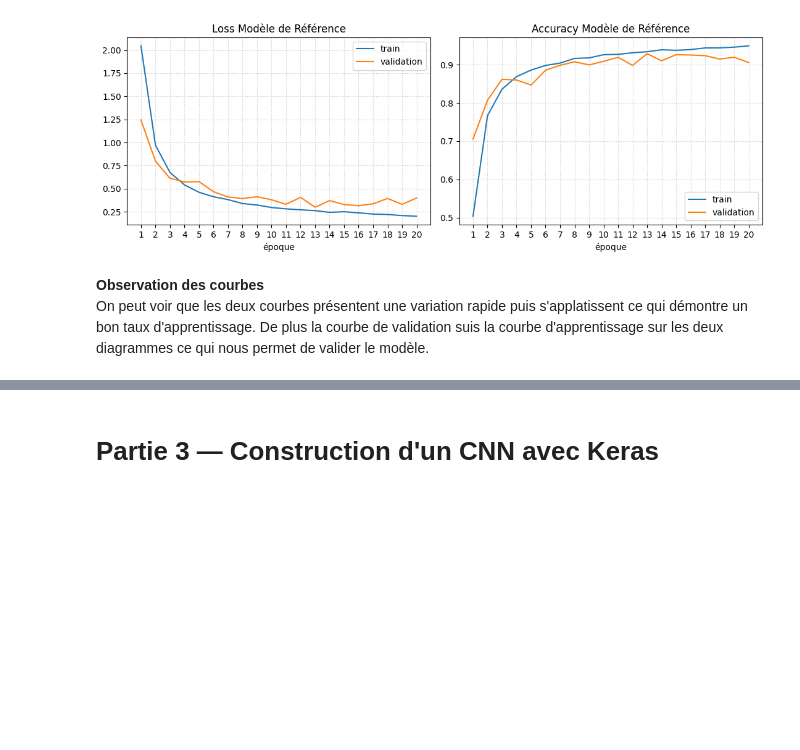
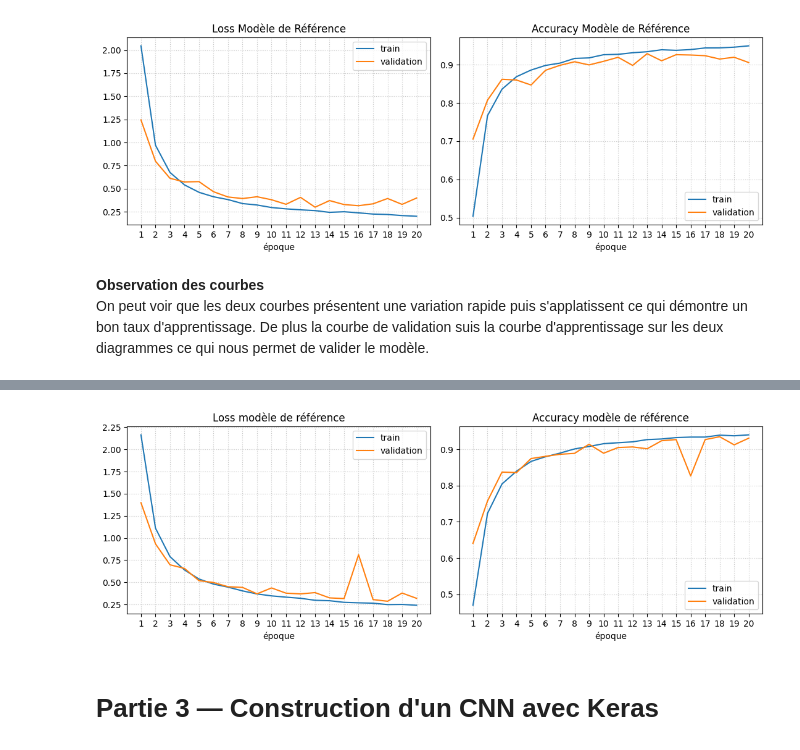
Before and after one commit to Minetriforce/DL_project_traffic_signs, a Jupyter notebook: project_traffic_signs.ipynb, the cells around one changed output, grey strips where cells are left out. Cells and saved outputs as stored; diff of their text form; code cells hidden in the pictures; blank space fills up the shorter version.

```diff
--- a/project_traffic_signs.ipynb
+++ b/project_traffic_signs.ipynb
@@ -416,6 +433,11 @@ with open('h_baseline.pkl', 'rb') as f:
     h_baseline = pickle.load(f)
 
 baseline_model = load_model('baseline_model.keras')
+# %%
+#Visualisation des courbes d'apprentissage de l'expérience
+plot_history(h_baseline, "modèle de référence")
+# %% [output]
+[figure, added]
 # %% [markdown]
 # **Partie 3 — Construction d'un CNN avec Keras**
 # %% [markdown]
```
Also changed, not shown: parts of 26 cells of this notebook.
